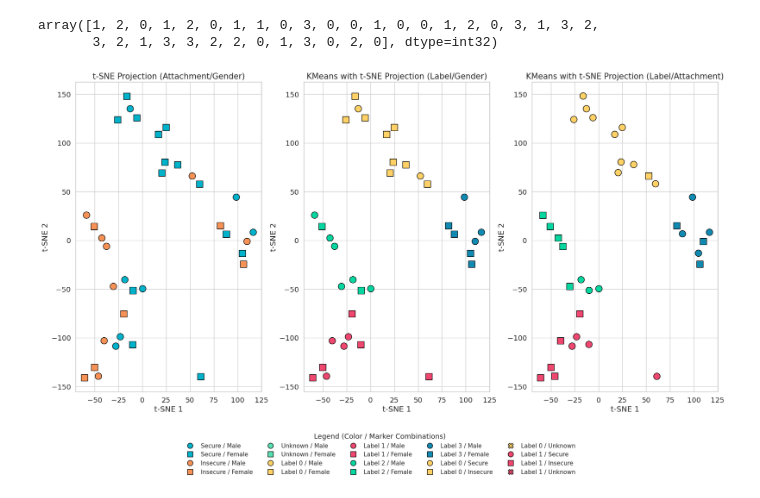
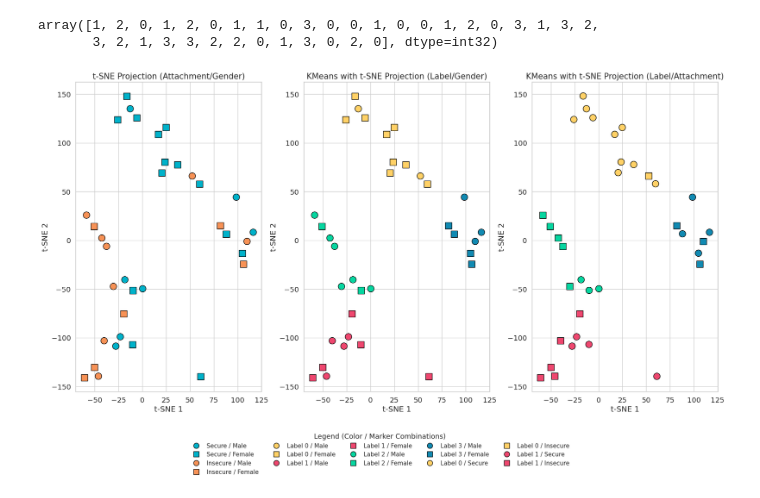
Before and after one commit to dMedinaO/IgA_attachment_analysis, a Jupyter notebook: scripts/6_descriptive_analysis_IGA_with_predictions.ipynb, the cells around one changed output. Drawn from its saved outputs; the diff is of its cells as text; code cells hidden in the pictures.

```diff
--- a/scripts/6_descriptive_analysis_IGA_with_predictions.ipynb
+++ b/scripts/6_descriptive_analysis_IGA_with_predictions.ipynb
@@ -959,9 +959,9 @@ sns.set(style="whitegrid", font_scale=1.2)
 fig, axes = plt.subplots(1, 3, figsize=(18, 10), sharex=False)
 
 palette_labels = {"1": "#EF476F", "0": "#FFD166", "2": "#06D6A0", "3": "#118AB2"}
-palette = {"Secure": "#00B2CA", "Insecure": "#F79256", "Unknown": "#58E0B0"}
+palette = {"Secure": "#00B2CA", "Insecure": "#F79256"}
 markers = {"Male": "o", "Female": "s"}
-markers_attachment = {"Secure": "o", "Insecure": "s", 'Unknown': 'X'}
+markers_attachment = {"Secure": "o", "Insecure": "s"}
 
 legend_plot = sns.scatterplot(
     ax=axes[0],
@@ -1026,10 +1026,6 @@ legend_elements = [
            markeredgecolor='black', markersize=10, label='Insecure / Male'),
     Line2D([0], [0], marker='s', color='w', markerfacecolor=palette["Insecure"],
            markeredgecolor='black', markersize=10, label='Insecure / Female'),
-    Line2D([0], [0], marker='o', color='w', markerfacecolor=palette["Unknown"],
-           markeredgecolor='black', markersize=10, label='Unknown / Male'),
-    Line2D([0], [0], marker='s', color='w', markerfacecolor=palette["Unknown"],
-           markeredgecolor='black', markersize=10, label='Unknown / Female'),
 
     # Cluster Label + Gender
     Line2D([0], [0], marker='o', color='w', markerfacecolor=palette_labels["0"],
@@ -1050,35 +1046,31 @@ legend_elements = [
            markeredgecolor='black', markersize=10, label='Label 3 / Female'),
 
     # Cluster Label + Attachment
     Line2D([0], [0], marker='o', color='w', markerfacecolor=palette_labels["0"],
            markeredgecolor='black', markersize=10, label='Label 0 / Secure'),
     Line2D([0], [0], marker='s', color='w', markerfacecolor=palette_labels["0"],
            markeredgecolor='black', markersize=10, label='Label 0 / Insecure'),
-    Line2D([0], [0], marker='X', color='w', markerfacecolor=palette_labels["0"],
-           markeredgecolor='black', markersize=10, label='Label 0 / Unknown'),
     Line2D([0], [0], marker='o', color='w', markerfacecolor=palette_labels["1"],
            markeredgecolor='black', markersize=10, label='Label 1 / Secure'),
     Line2D([0], [0], marker='s', color='w', markerfacecolor=palette_labels["1"],
            markeredgecolor='black', markersize=10, label='Label 1 / Insecure'),
-    Line2D([0], [0], marker='X', color='w', markerfacecolor=palette_labels["1"],
-           markeredgecolor='black', markersize=10, label='Label 1 / Unknown'),
 ]
 
 # Añadir la leyenda combinada
 fig.legend(
     handles=legend_elements,
     title="Legend (Color / Marker Combinations)",
     loc='lower center',
     bbox_to_anchor=(0.5, -0.08),
     ncol=5,
     frameon=False,
     fontsize=11,
     title_fontsize=13
 )
 
 plt.tight_layout()
 plt.subplots_adjust(bottom=0.15)
 
 plt.show()
 # %% [output]
-[figure, old version]
+[figure, new version]
```
